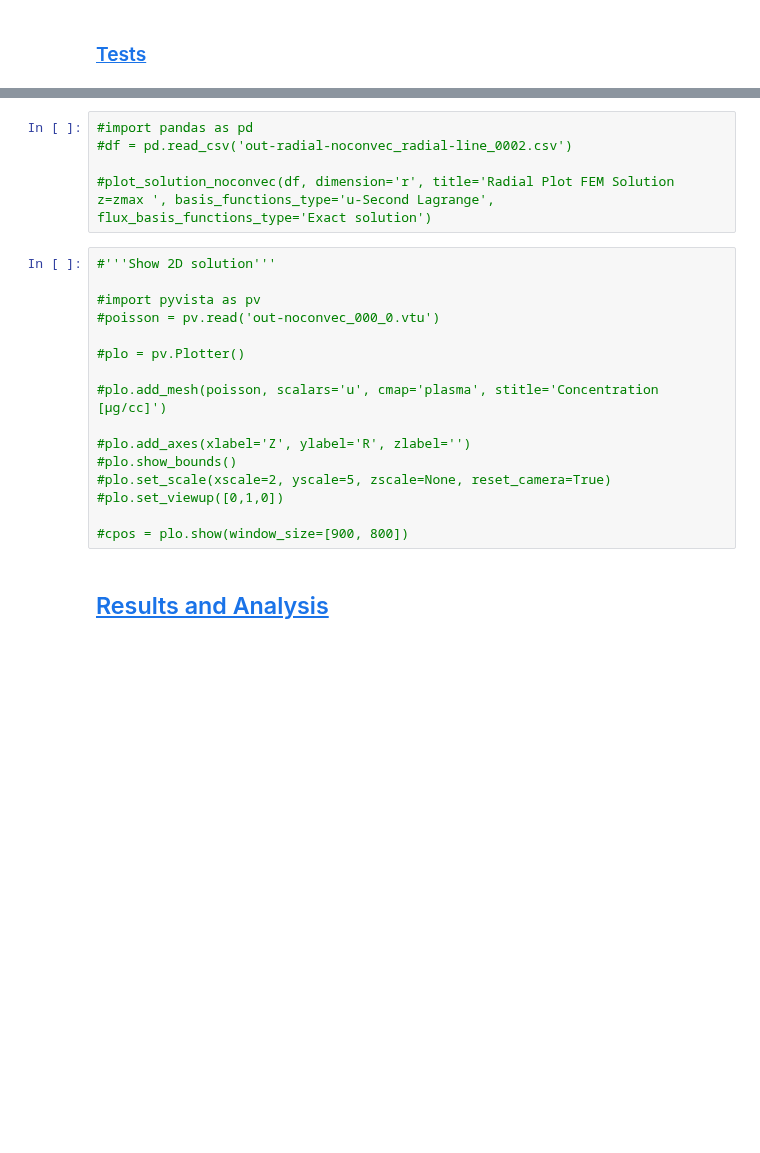
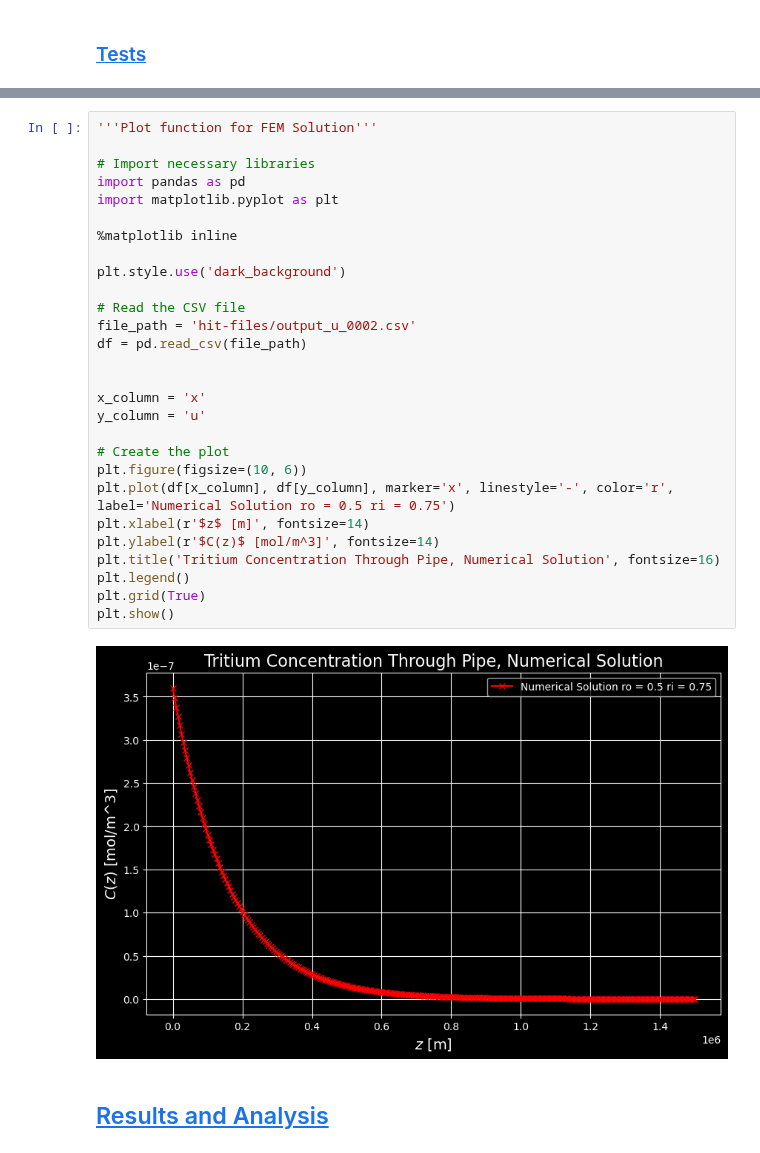
Before and after one commit to dpploy/engy-4390, a Jupyter notebook: projects/2024/tritium/report.ipynb, the cells around one changed output, grey strips where cells are left out. Cells and saved outputs as stored; diff of their text form; blank space fills up the shorter version.

```diff
--- a/projects/2024/tritium/report.ipynb
+++ b/projects/2024/tritium/report.ipynb
@@ -309,23 +486,32 @@ def plot_solution_noconvec(df,
-# %%
-#import pandas as pd
-#df = pd.read_csv('out-radial-noconvec_radial-line_0002.csv')
-
-#plot_solution_noconvec(df, dimension='r', title='Radial Plot FEM Solution z=zmax ', basis_functions_type='u-Second Lagrange', flux_basis_functions_type='Exact solution')
-# %%
-#'''Show 2D solution'''
-
-#import pyvista as pv
-#poisson = pv.read('out-noconvec_000_0.vtu')
-
-#plo = pv.Plotter()
-
-#plo.add_mesh(poisson, scalars='u', cmap='plasma', stitle='Concentration [µg/cc]')
-
-#plo.add_axes(xlabel='Z', ylabel='R', zlabel='')
-#plo.show_bounds()
-#plo.set_scale(xscale=2, yscale=5, zscale=None, reset_camera=True)
-#plo.set_viewup([0,1,0])
-
-#cpos = plo.show(window_size=[900, 800])
+# %%
+'''Plot function for FEM Solution'''
+
+# Import necessary libraries
+import pandas as pd
+import matplotlib.pyplot as plt
+
+%matplotlib inline
+
+plt.style.use('dark_background')
+
+# Read the CSV file
+file_path = 'hit-files/output_u_0002.csv'
+df = pd.read_csv(file_path)
+
+
+x_column = 'x'
+y_column = 'u'
+
+# Create the plot
+plt.figure(figsize=(10, 6))
+plt.plot(df[x_column], df[y_column], marker='x', linestyle='-', color='r', label='Numerical Solution ro = 0.5 ri = 0.75')
+plt.xlabel(r'$z$ [m]', fontsize=14)
+plt.ylabel(r'$C(z)$ [mol/m^3]', fontsize=14)
+plt.title('Tritium Concentration Through Pipe, Numerical Solution', fontsize=16)
+plt.legend()
+plt.grid(True)
+plt.show()
+# %% [output]
+[figure, added]
 # %% [markdown]
 ## [Results and Analysis](#toc)<a id="ranalysis"></a>
```
Also changed, not shown: parts of 40 cells of this notebook, 7 other files.
